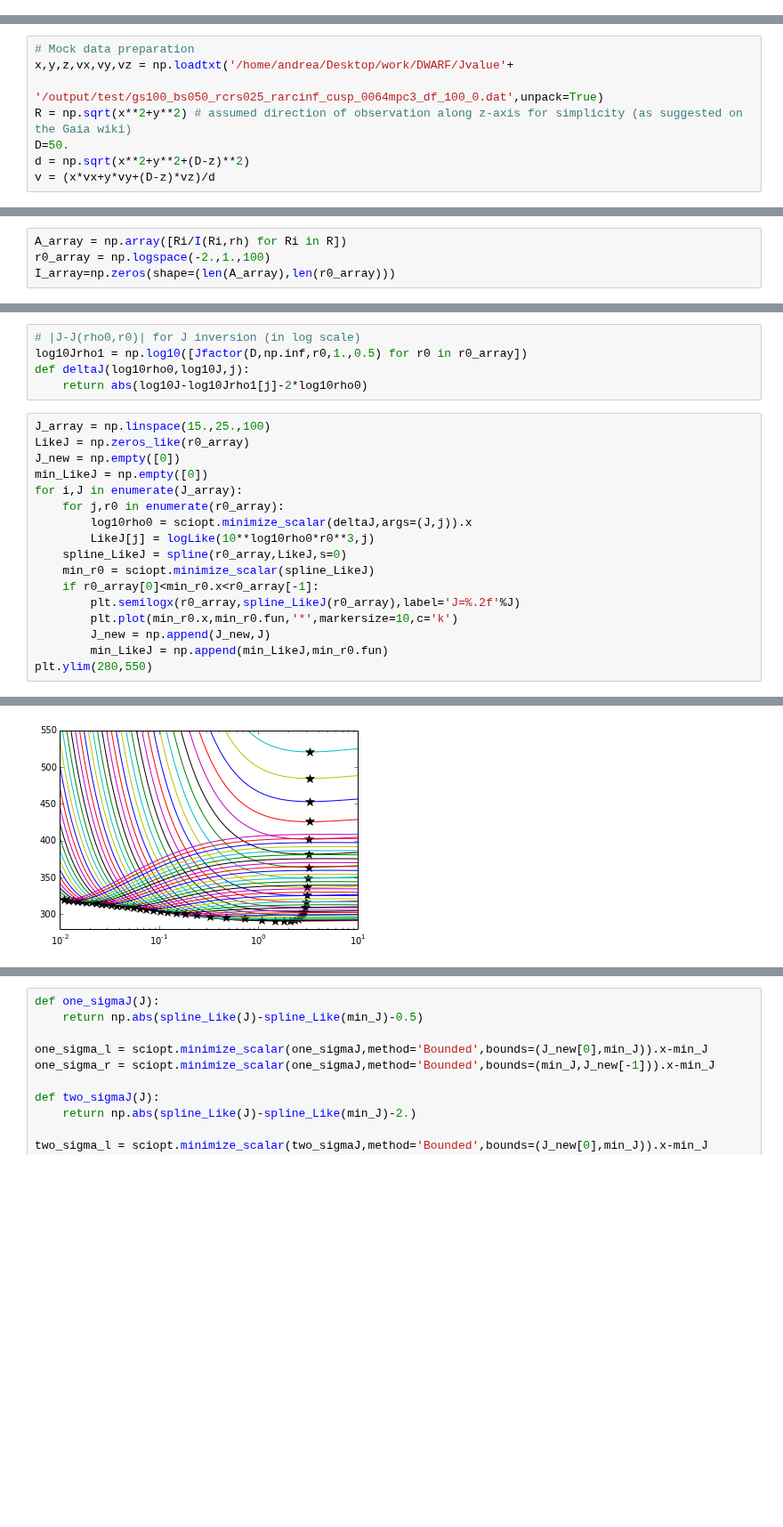
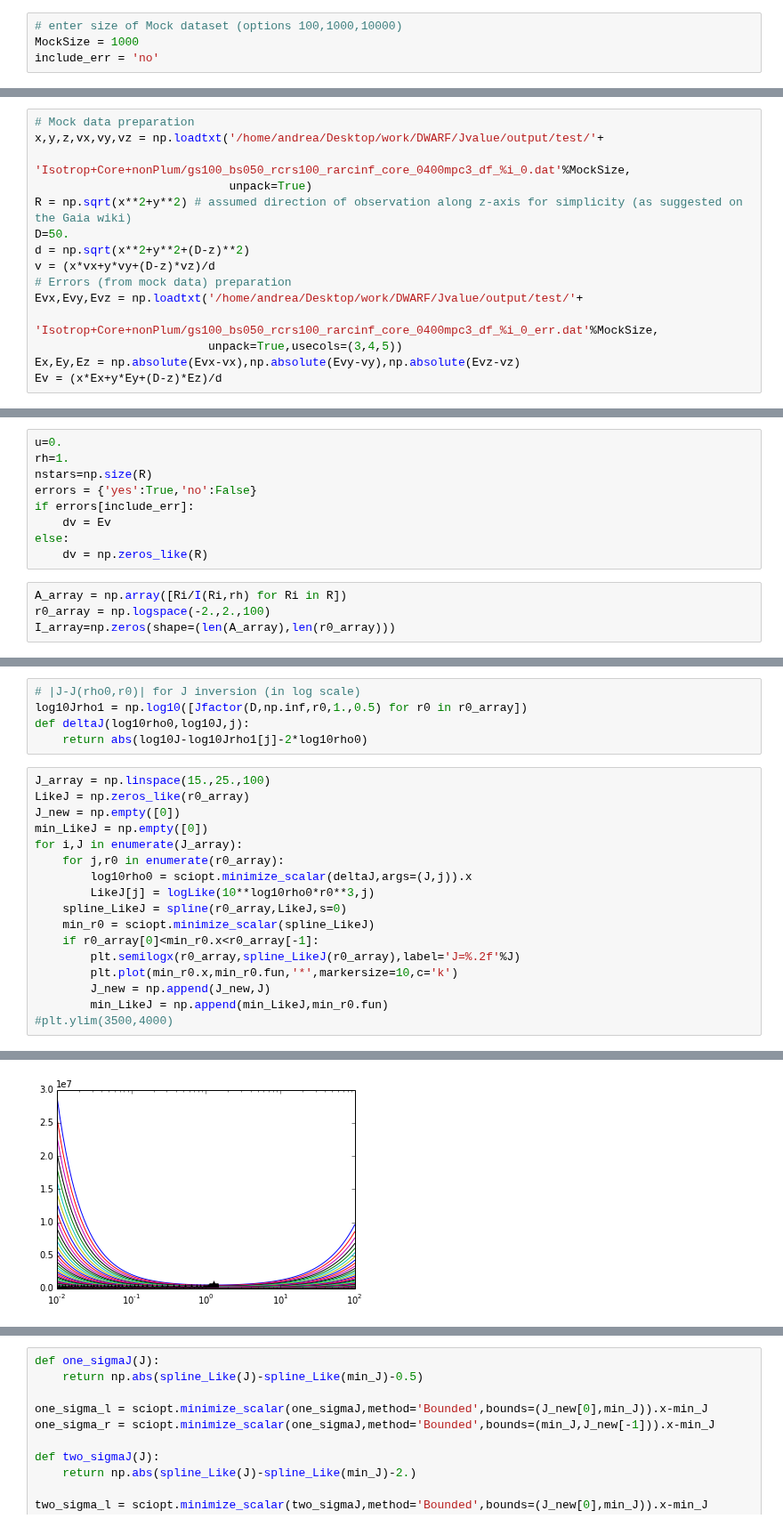
Before and after one commit to achiappo/FRESKA, a Jupyter notebook: simulation.ipynb, the cells around one changed output, grey strips where cells are left out. Shown at 89% size. Cells and saved outputs as stored; diff of their text form; blank space fills up the shorter version.

```diff
--- a/simulation.ipynb
+++ b/simulation.ipynb
@@ -39,3 +42,7 @@ from functions_sim import integral2, Jfactor
 from multiprocessing import Pool
 %matplotlib inline
+# %%
+# enter size of Mock dataset (options 100,1000,10000)
+MockSize = 1000
+include_err = 'no'
 # %%
@@ -48,8 +60,15 @@ def I(R,rh):
 # %%
 # Mock data preparation
-x,y,z,vx,vy,vz = np.loadtxt('/home/andrea/Desktop/work/DWARF/Jvalue'+
-                            '/output/test/gs100_bs050_rcrs025_rarcinf_cusp_0064mpc3_df_100_0.dat',unpack=True)
+x,y,z,vx,vy,vz = np.loadtxt('/home/andrea/Desktop/work/DWARF/Jvalue/output/test/'+
+                            'Isotrop+Core+nonPlum/gs100_bs050_rcrs100_rarcinf_core_0400mpc3_df_%i_0.dat'%MockSize,
+                            unpack=True)
 R = np.sqrt(x**2+y**2) # assumed direction of observation along z-axis for simplicity (as suggested on the Gaia wiki)
 D=50.
 d = np.sqrt(x**2+y**2+(D-z)**2)
 v = (x*vx+y*vy+(D-z)*vz)/d
+# Errors (from mock data) preparation
+Evx,Evy,Evz = np.loadtxt('/home/andrea/Desktop/work/DWARF/Jvalue/output/test/'+
+                         'Isotrop+Core+nonPlum/gs100_bs050_rcrs100_rarcinf_core_0400mpc3_df_%i_0_err.dat'%MockSize,
+                         unpack=True,usecols=(3,4,5))
+Ex,Ey,Ez = np.absolute(Evx-vx),np.absolute(Evy-vy),np.absolute(Evz-vz)
+Ev = (x*Ex+y*Ey+(D-z)*Ez)/d
@@ -61,6 +75,15 @@ nstars=np.size(R)
+# %%
+u=0.
+rh=1.
+nstars=np.size(R)
+errors = {'yes':True,'no':False}
+if errors[include_err]:
+    dv = Ev
+else:
+    dv = np.zeros_like(R)
 # %%
 A_array = np.array([Ri/I(Ri,rh) for Ri in R])
-r0_array = np.logspace(-2.,1.,100)
+r0_array = np.logspace(-2.,2.,100)
 I_array=np.zeros(shape=(len(A_array),len(r0_array)))
 # %%
 def array_builder(r_array, R_array):
@@ -106,5 +129,5 @@ for i,J in enumerate(J_array):
         plt.plot(min_r0.x,min_r0.fun,'*',markersize=10,c='k')
         J_new = np.append(J_new,J)
         min_LikeJ = np.append(min_LikeJ,min_r0.fun)
-plt.ylim(280,550)
+#plt.ylim(3500,4000)
 # %% [output]
@@ -112,2 +134,2 @@ plt.ylim(280,550)
-[figure, old version]
+[figure, new version]
 # %%
```
Also changed, not shown: parts of 11 cells of this notebook.
